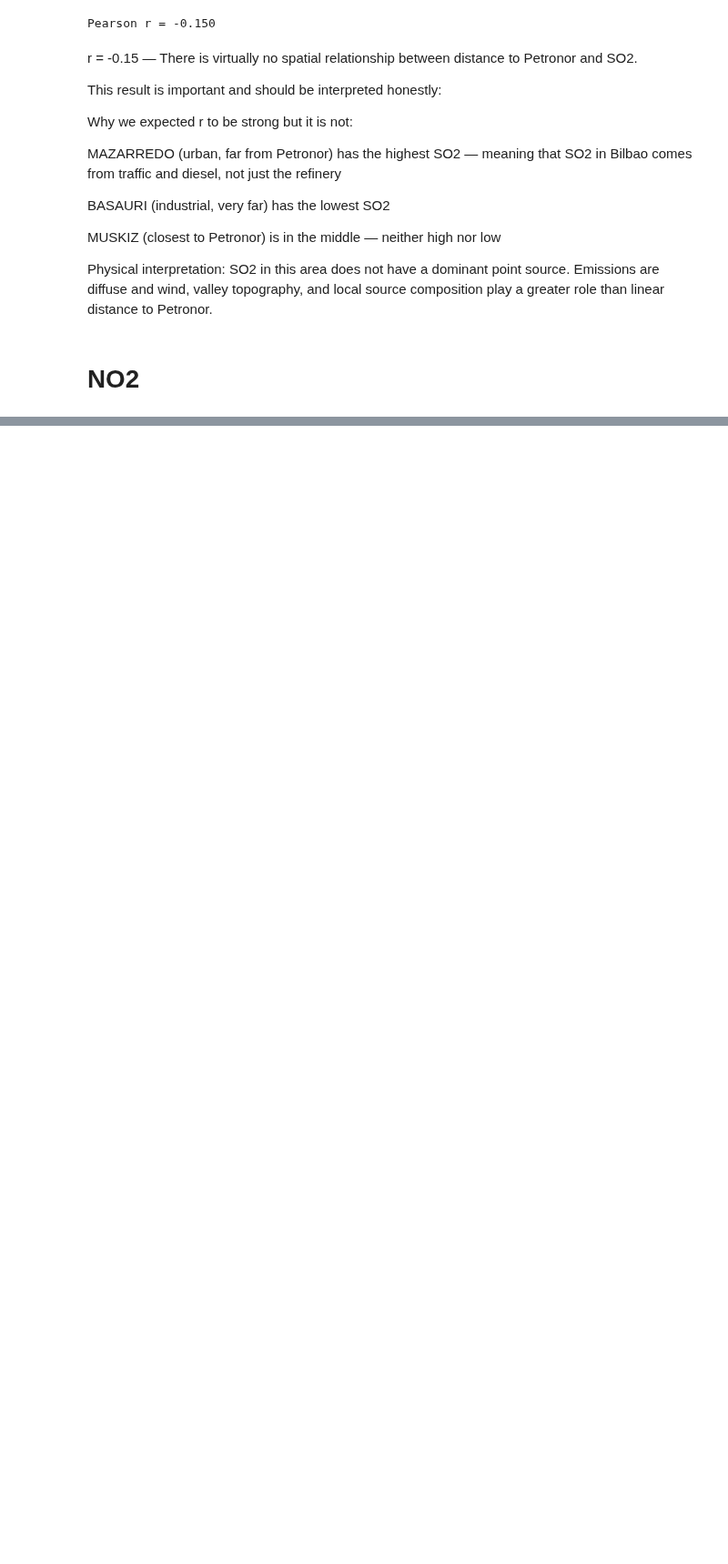
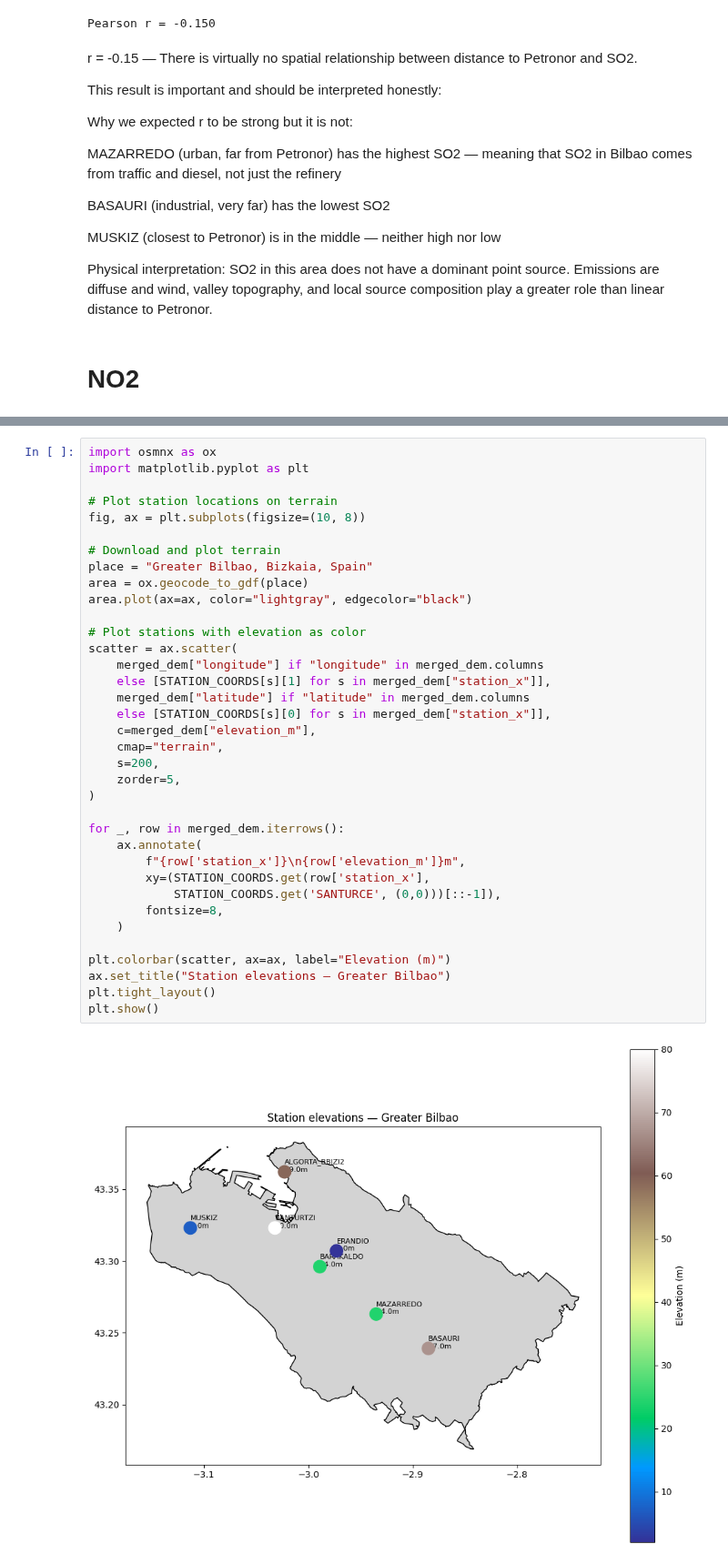
Before and after one commit to armanghazi/AI-Based-Smart-City-Air-Quality-Monitoring-and-Forecasting-System-for-Greater-Bilbao, a Jupyter notebook: notebooks/09_spatial_covariate_analysis.ipynb, the cells around one changed output, grey strips where cells are left out. Shown at 91% size. Saved outputs shown, nothing was run; the diff lists cells and outputs as text; blank space fills up the shorter version.

```diff
--- a/notebooks/09_spatial_covariate_analysis.ipynb
+++ b/notebooks/09_spatial_covariate_analysis.ipynb
@@ -148,0 +451,38 @@ Physical interpretation: SO2 in this area does not have a dominant point source.
+# %%
+import osmnx as ox
+import matplotlib.pyplot as plt
+
+# Plot station locations on terrain
+fig, ax = plt.subplots(figsize=(10, 8))
+
+# Download and plot terrain
+place = "Greater Bilbao, Bizkaia, Spain"
+area = ox.geocode_to_gdf(place)
+area.plot(ax=ax, color="lightgray", edgecolor="black")
+
+# Plot stations with elevation as color
+scatter = ax.scatter(
+    merged_dem["longitude"] if "longitude" in merged_dem.columns
+    else [STATION_COORDS[s][1] for s in merged_dem["station_x"]],
+    merged_dem["latitude"] if "latitude" in merged_dem.columns
+    else [STATION_COORDS[s][0] for s in merged_dem["station_x"]],
+    c=merged_dem["elevation_m"],
+    cmap="terrain",
+    s=200,
+    zorder=5,
+)
+
+for _, row in merged_dem.iterrows():
+    ax.annotate(
+        f"{row['station_x']}\n{row['elevation_m']}m",
+        xy=(STATION_COORDS.get(row['station_x'],
+            STATION_COORDS.get('SANTURCE', (0,0)))[::-1]),
+        fontsize=8,
+    )
+
+plt.colorbar(scatter, ax=ax, label="Elevation (m)")
+ax.set_title("Station elevations — Greater Bilbao")
+plt.tight_layout()
+plt.show()
+# %% [output]
+[figure, added]
```
Also changed, not shown: parts of 18 cells of this notebook, 12 other files.
